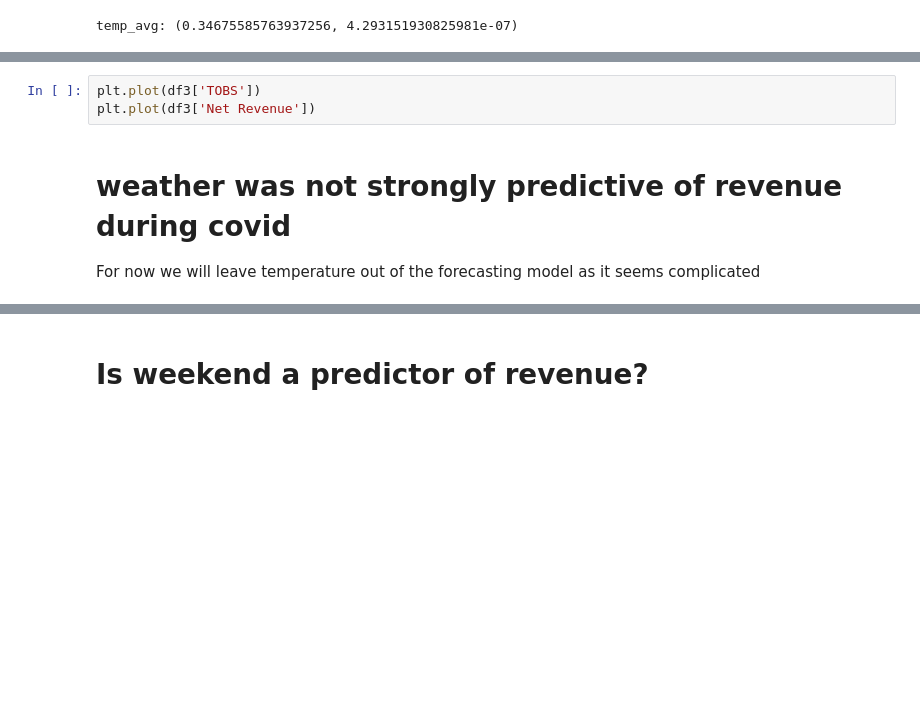
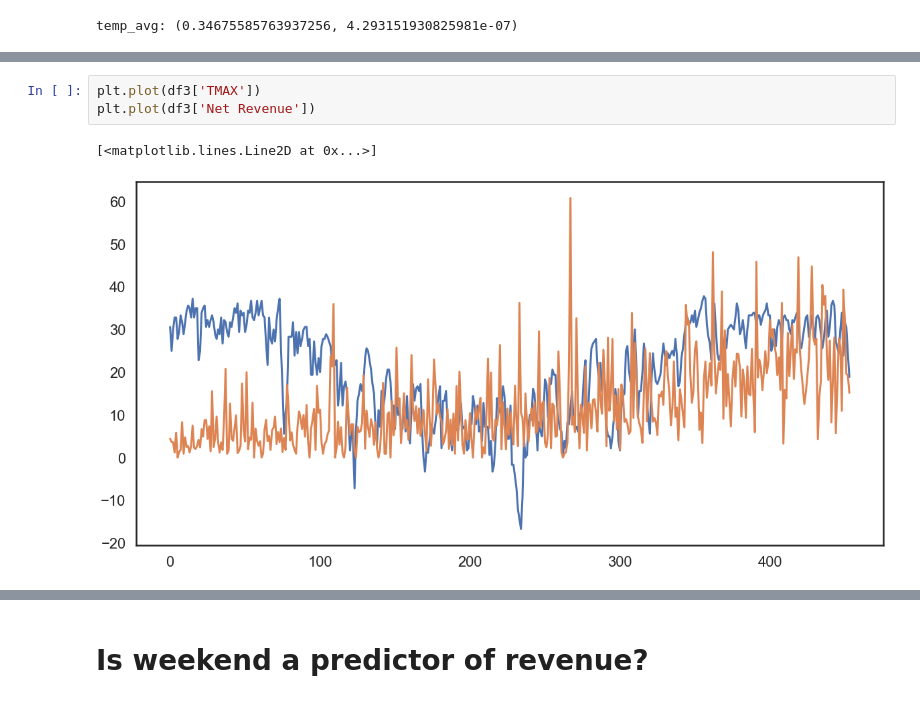
Before and after one commit to davidfox87/EV_forecasting, a Jupyter notebook: EDA.ipynb, the cells around one changed output, grey strips where cells are left out. Cells and saved outputs as stored; diff of their text form; blank space fills up the shorter version.

```diff
--- a/EDA.ipynb
+++ b/EDA.ipynb
@@ -398,6 +408,6 @@ p = plt.scatter(reduced_df['TOBS'], reduced_df['Net Revenue'])
 # %%
-plt.plot(df3['TOBS'])
+plt.plot(df3['TMAX'])
 plt.plot(df3['Net Revenue'])
+# %% [output]
+[<matplotlib.lines.Line2D at 0x...>]
+[figure, added]
-# %% [markdown]
-# weather was not strongly predictive of revenue during covid
-For now we will leave temperature out of the forecasting model as it seems complicated
```
Also changed, not shown: parts of 20 cells of this notebook.
